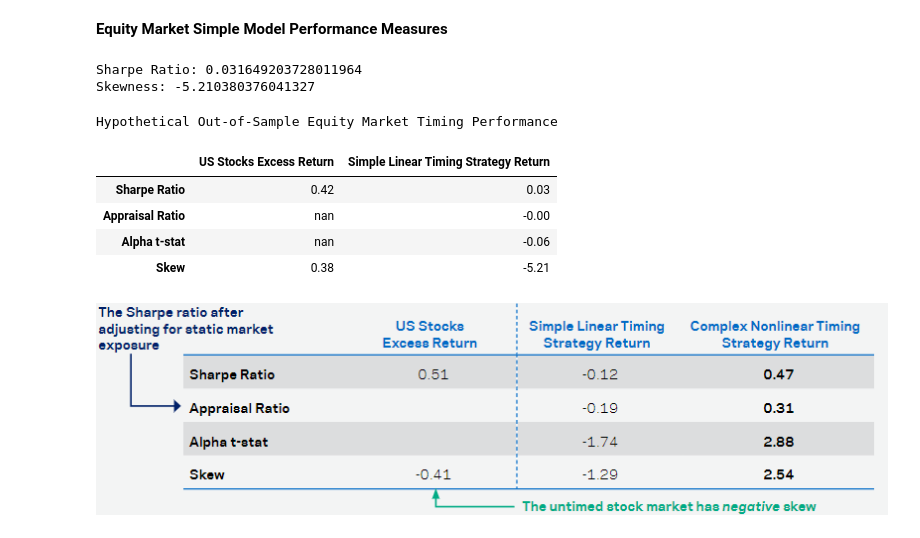
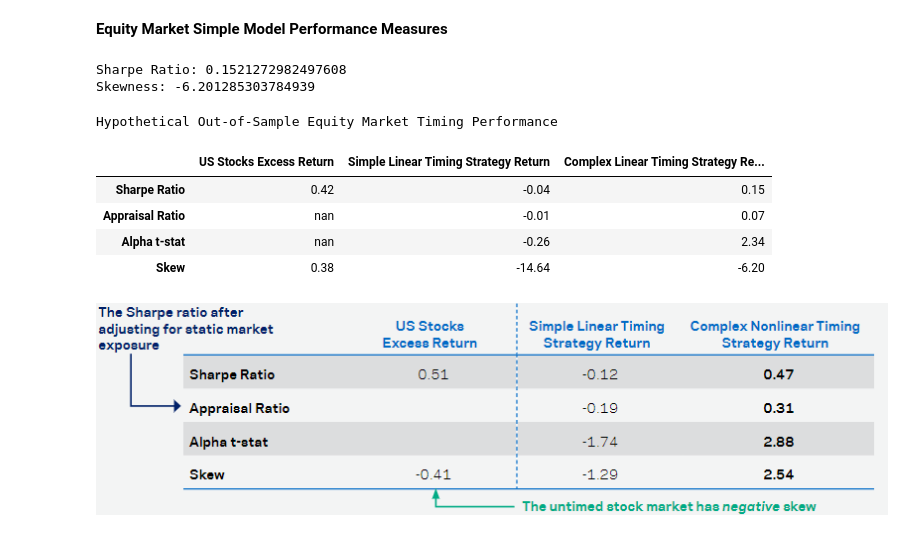
Before and after one commit to JanSmigielski/MASTERS, a Jupyter notebook: complex_model.ipynb, the cells around one changed output. Cells and saved outputs as stored; diff of their text form; code cells hidden in the pictures.

```diff
--- a/complex_model.ipynb
+++ b/complex_model.ipynb
@@ -35,17 +36,19 @@ risk_free_rate.set_index('date', inplace=True)
 # %%
 def rolling_signal_strategy(predictors, target_series, target_name):
     window_size = 12
-    linear_model = Ridge(alpha=0, solver='svd')
+    complex_model = Ridge(alpha=1e3)#, solver='svd')
+    rbf_feature = RBFSampler(gamma=4, n_components=12000, random_state=42)  # Ensure gamma=4
+    fourier_features = rbf_feature.fit_transform(predictors)
     signals = []
 
     for t in tqdm(range(window_size + 2, len(target_series))):
-        X_window = predictors.iloc[t - window_size - 1 : t - 1]  # t-13 : t-2
+        X_window = fourier_features[t - window_size - 1 : t - 1]  # t-13 : t-2
         y_window = target_series.iloc[t - window_size : t] # t-12 : t-1
 
-        linear_model.fit(X_window.values, y_window.values)
+        complex_model.fit(X_window, y_window.values)
 
-        past_predictors = predictors.iloc[t - 1:t]  # t-1
-        predicted_return = linear_model.predict(past_predictors.values)[0]
+        past_predictors = fourier_features[t - 1:t]  # t-1
+        predicted_return = complex_model.predict(past_predictors)[0]
 
         actual_return = target_series.iloc[t]
         strategy_return = predicted_return * actual_return
@@ -170,11 +173,11 @@ Skewness: 0.38433807908225176
 # %% [markdown]
 **Equity Market Simple Model Performance Measures**
 # %%
-market_simple_sr = sharpe_ratio(market_signals['strategy return'])
-market_simple_skew = skewness(market_signals['strategy return'])
+market_complex_sr = sharpe_ratio(market_signals['strategy return'])
+market_complex_skew = skewness(market_signals['strategy return'])
 # %% [output]
-Sharpe Ratio: 0.031649203728011964
-Skewness: -5.210380376041327
+Sharpe Ratio: 0.1521272982497608
+Skewness: -6.201285303784939
 # %%
 y = market_signals['strategy return']
 X = market_signals['Equity Market Return']
@@ -189,28 +192,34 @@ residuals = model.resid
 
 tracking_error = residuals.std()
 
-market_simple_app_ratio  = alpha / tracking_error
-market_simple_alpha_t_stat  = model.tvalues['const']
+market_complex_app_ratio  = alpha / tracking_error
+market_complex_alpha_t_stat  = model.tvalues['const']
 # %%
 data_market = {
     'US Stocks Excess Return': [market_sr, None, None, market_skew],
     'Simple Linear Timing Strategy Return': [
-        market_simple_sr,
-    market_simple_app_ratio,
-    market_simple_alpha_t_stat,
-    market_simple_skew
+    -0.04,
+    -0.01,
+    -0.26,
+    -14.64
+    ],
+    'Complex Linear Timing Strategy Return': [
+    market_complex_sr,
+    market_complex_app_ratio,
+    market_complex_alpha_t_stat,
+    market_complex_skew
     ]
 }
 index = ['Sharpe Ratio', 'Appraisal Ratio', 'Alpha t-stat', 'Skew']
 df_market = pd.DataFrame(data_market, index=index).style.format("{:.2f}").set_caption("Hypothetical Out-of-Sample Equity Market Timing Performance")
 df_market
 # %% [output]
 Hypothetical Out-of-Sample Equity Market Timing Performance
-|  | US Stocks Excess Return | Simple Linear Timing Strategy Return |
-| Sharpe Ratio | 0.42 | 0.03 |
-| Appraisal Ratio | nan | -0.00 |
-| Alpha t-stat | nan | -0.06 |
-| Skew | 0.38 | -5.21 |
+|  | US Stocks Excess Return | Simple Linear Timing Strategy Return | Complex Linear Timing Strategy Re... |
+| Sharpe Ratio | 0.42 | -0.04 | 0.15 |
+| Appraisal Ratio | nan | -0.01 | 0.07 |
+| Alpha t-stat | nan | -0.26 | 2.34 |
+| Skew | 0.38 | -14.64 | -6.20 |
 # %% [markdown]
 ![image.png](attachment:image.png)
 # %% [markdown]
```
Also changed, not shown: parts of 7 cells of this notebook, 5 other files.
